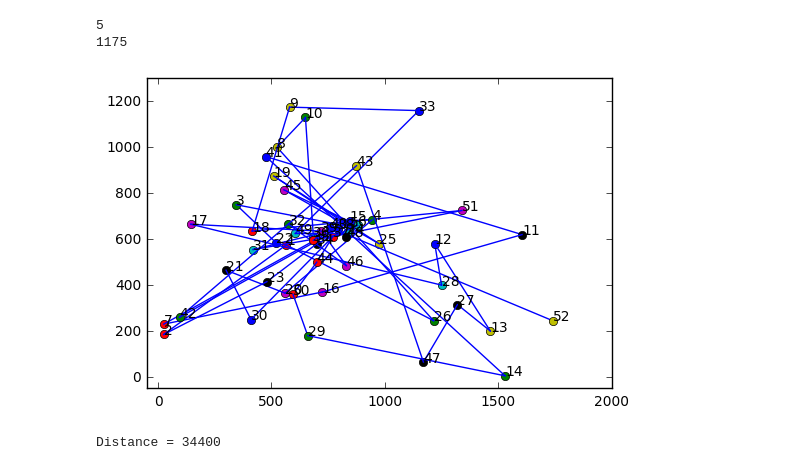
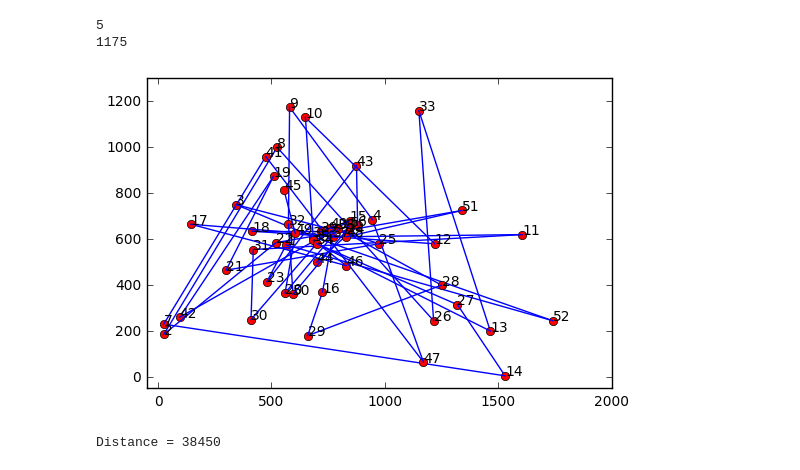
Before and after one commit to AirVan21/Machine-Learning, a Jupyter notebook: Python/projects/LocalSearch/src/LocalSearch.ipynb, the cells around one changed output. Cells and saved outputs as stored; diff of their text form; code cells hidden in the pictures.

```diff
--- a/Python/projects/LocalSearch/src/LocalSearch.ipynb
+++ b/Python/projects/LocalSearch/src/LocalSearch.ipynb
@@ -66,12 +69,12 @@ distance = 0
 # %%
-for i, x, y in points:
-    plt.plot(x, y, "o")
-    plt.text(x, y, i)
-    if i < len(points):
-        i2, x2, y2 = points[i]
-        plt.plot([x, x2], [y, y2], linestyle='-', color='b', linewidth=1)
-        distance += abs(x - x2) + abs(y - y2)
-plt.axis([-50, 2000, -50, 1300])
-plt.show()
+def plot_path(points):
+    max_length = len(points)
+    for i in range(max_length):
+        i1, x1, y1 = points[i]
+        plt.plot(x1, y1, "o", color='r')
+        plt.text(x1, y1, i1)
+        if (i + 1) < max_length:
+            i2, x2, y2 = points[i + 1]
+            plt.plot([x1, x2], [y1, y2], linestyle='-', color='b', linewidth=1)
+    plt.axis([-50, 2000, -50, 1300])
+    plt.show()
-# %% [output]
-[figure, removed]
@@ -78,4 +94,8 @@ plt.show()
+# %%
+plot_path(points)
+# %% [output]
+[figure, added]
 # %%
-print("Distance =", distance)
+print("Distance =", get_distance(points, manhattan))
 # %% [output]
-Distance = 34400
+Distance = 38450
```
Also changed, not shown: parts of 22 cells of this notebook.
